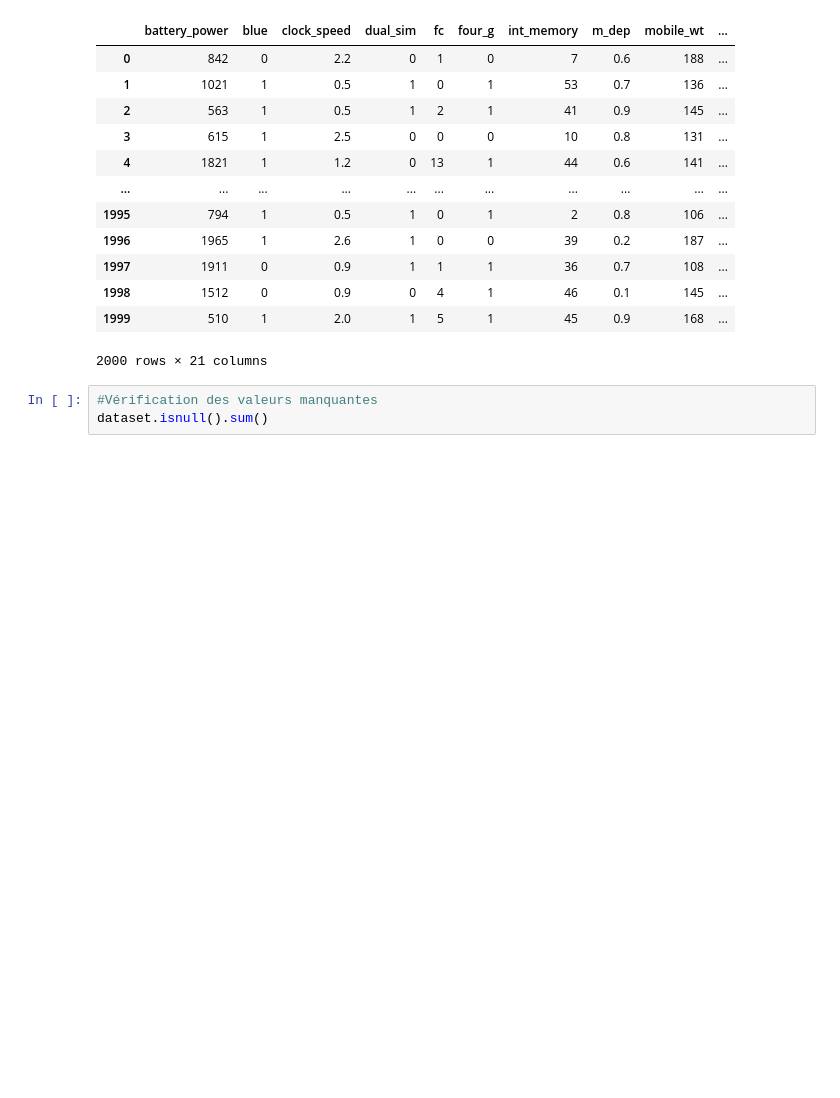
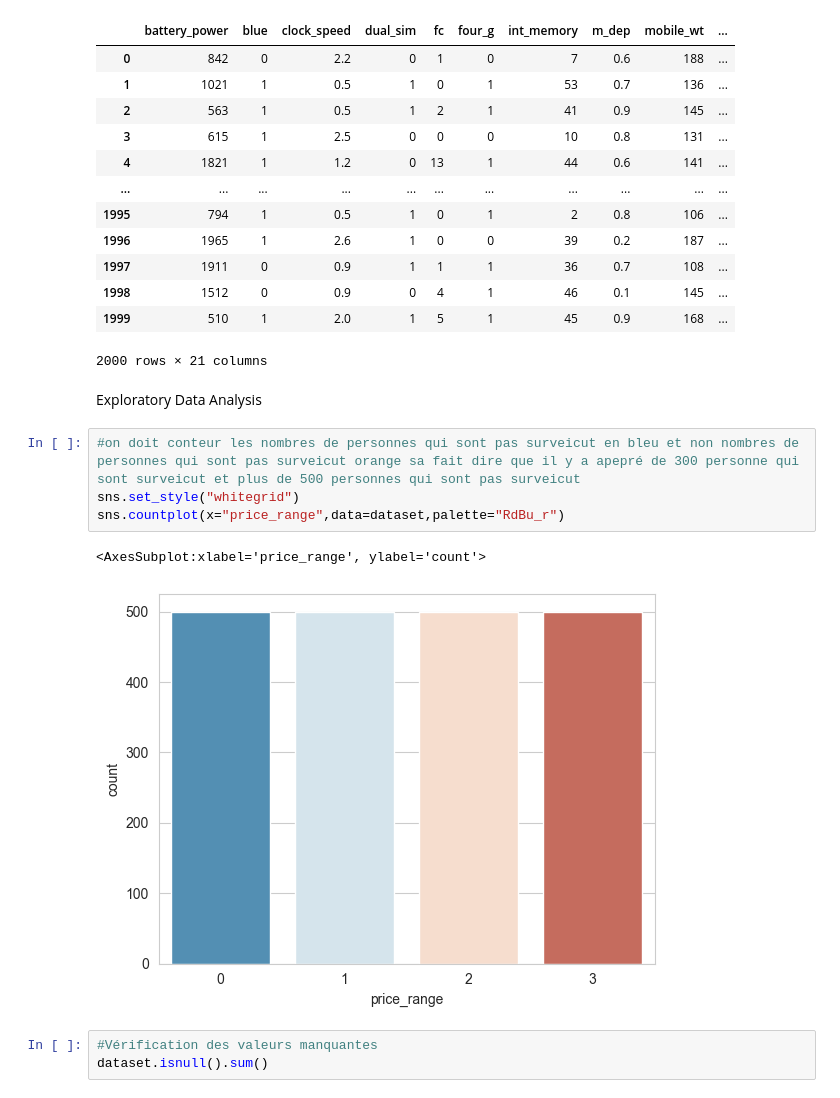
Before and after one commit to MohamedLeminLehcene/-ProjectMachineLearningMobilePriceClassification, a Jupyter notebook: modelWithSklearn.ipynb, the cells around one changed output. Drawn from its saved outputs; the diff is of its cells as text; blank space fills up the shorter version.

```diff
--- a/modelWithSklearn.ipynb
+++ b/modelWithSklearn.ipynb
@@ -24,6 +25,15 @@ dataset
 | 1998 | 1512 | 0 | 0.9 | 0 | 4 | 1 | 46 | 0.1 | 145 | ... |
 | 1999 | 510 | 1 | 2.0 | 1 | 5 | 1 | 45 | 0.9 | 168 | ... |
 2000 rows × 21 columns
+# %% [markdown]
+Exploratory Data Analysis
+# %%
+#on doit conteur les nombres de personnes qui sont pas surveicut en bleu et non nombres de personnes qui sont pas surveicut orange sa fait dire que il y a apepré de 300 personne qui sont surveicut et plus de 500 personnes qui sont pas surveicut
+sns.set_style("whitegrid")
+sns.countplot(x="price_range",data=dataset,palette="RdBu_r")
+# %% [output]
+<AxesSubplot:xlabel='price_range', ylabel='count'>
+[figure, added]
 # %%
 #Vérification des valeurs manquantes
 dataset.isnull().sum()
```
Also changed, not shown: parts of 3 cells of this notebook, 3 other files.
